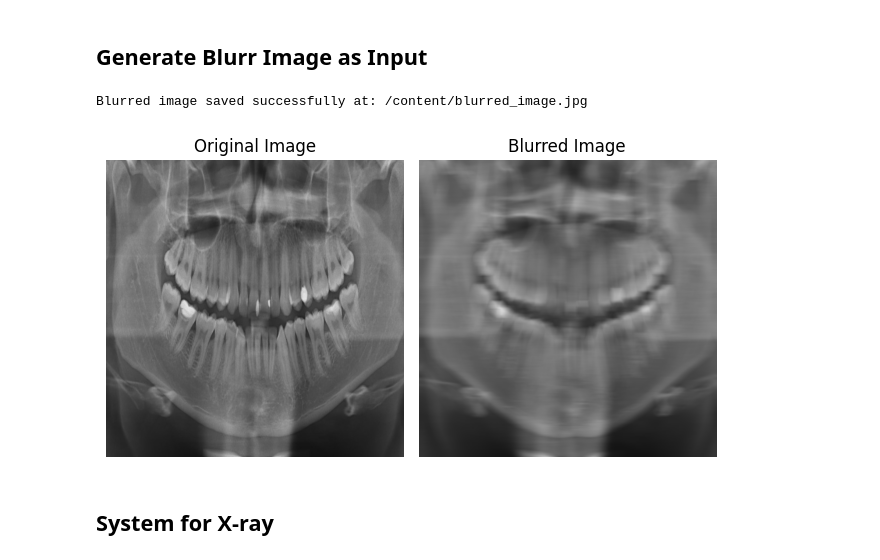
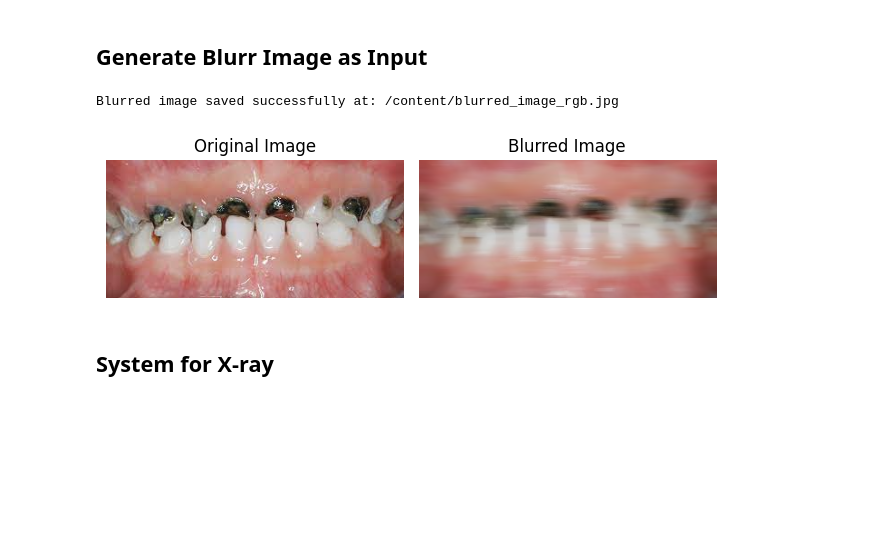
Before and after one commit to mmasdar/end-to-end-dental-disease, a Jupyter notebook: Ensemble_DL_Model_for_Dental_Diagnosis_System.ipynb, the cells around one changed output. Saved outputs shown, nothing was run; the diff lists cells and outputs as text; code cells hidden in the pictures; blank space fills up the shorter version.

```diff
--- a/Ensemble_DL_Model_for_Dental_Diagnosis_System.ipynb
+++ b/Ensemble_DL_Model_for_Dental_Diagnosis_System.ipynb
@@ -28,39 +28,39 @@ def motion_blur_horizontal(image, kernel_size):
     return blurred_image
 
 # Load the original image
-image = cv2.imread('/content/cate2-00016.jpg')
+image = cv2.imread('/content/10.jpg')
 
 # Specify the kernel size for motion blur
 kernel_size = 20
 
 # Perform motion blur in the horizontal direction
 blurred_image = motion_blur_horizontal(image, kernel_size)
 
 # Display the original image
 plt.subplot(1, 2, 1)
 plt.imshow(cv2.cvtColor(image, cv2.COLOR_BGR2RGB))
 plt.title('Original Image')
 plt.axis('off')
 
 # Display the blurred image
 plt.subplot(1, 2, 2)
 plt.imshow(cv2.cvtColor(blurred_image, cv2.COLOR_BGR2RGB))
 plt.title('Blurred Image')
 plt.axis('off')
 
 # Adjust the spacing between subplots
 plt.tight_layout()
 
 # Save the blurred image
-output_path = '/content/blurred_image.jpg'
+output_path = '/content/blurred_image_rgb.jpg'
 cv2.imwrite(output_path, blurred_image)
 print(f"Blurred image saved successfully at: {output_path}")
 
 # Show the plot
 plt.show()
 # %% [output]
-Blurred image saved successfully at: /content/blurred_image.jpg
+Blurred image saved successfully at: /content/blurred_image_rgb.jpg
-[figure, old version]
+[figure, new version]
 # %% [markdown]
 ## System for X-ray
 # %%
```
Also changed, not shown: parts of 6 cells of this notebook.
